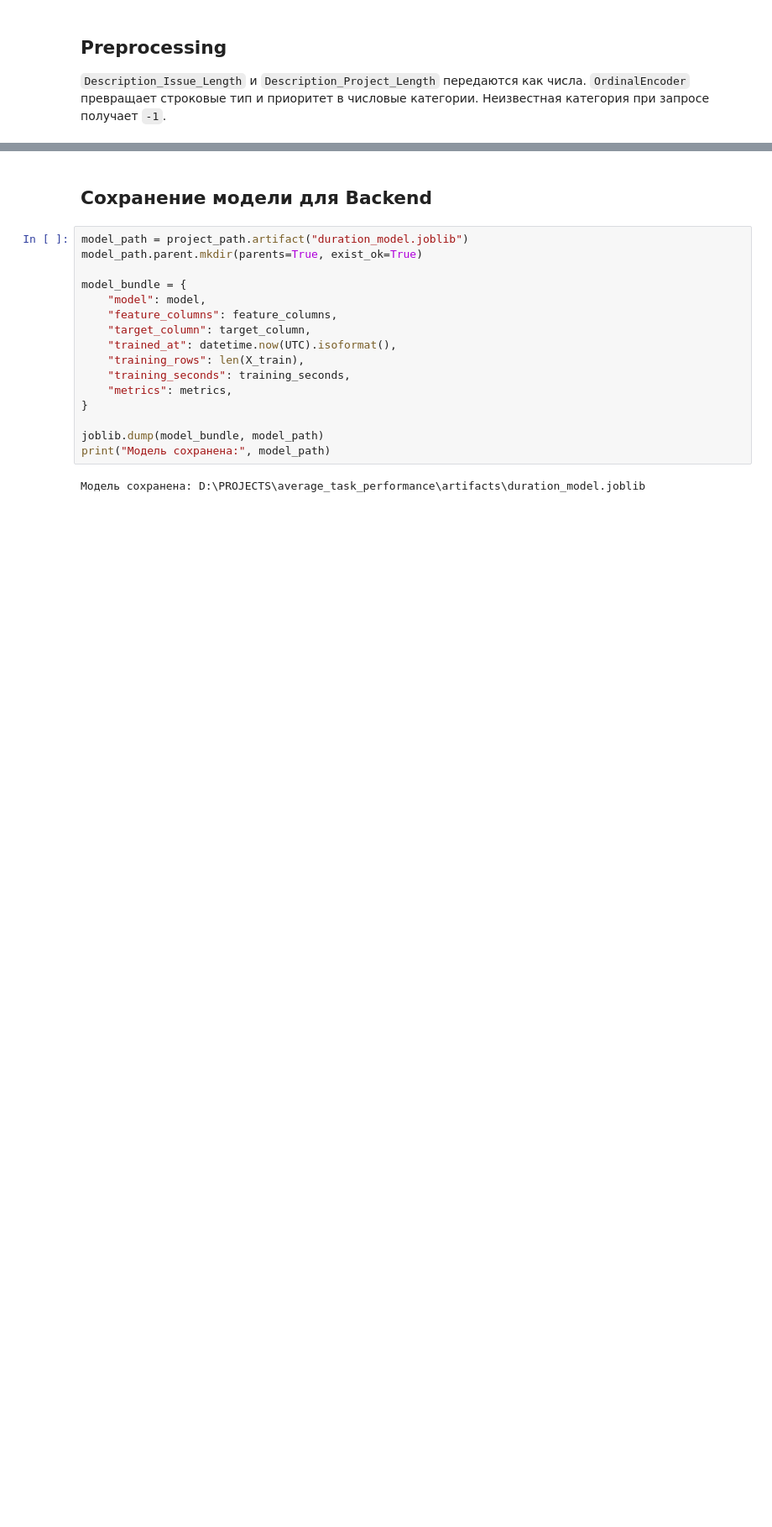
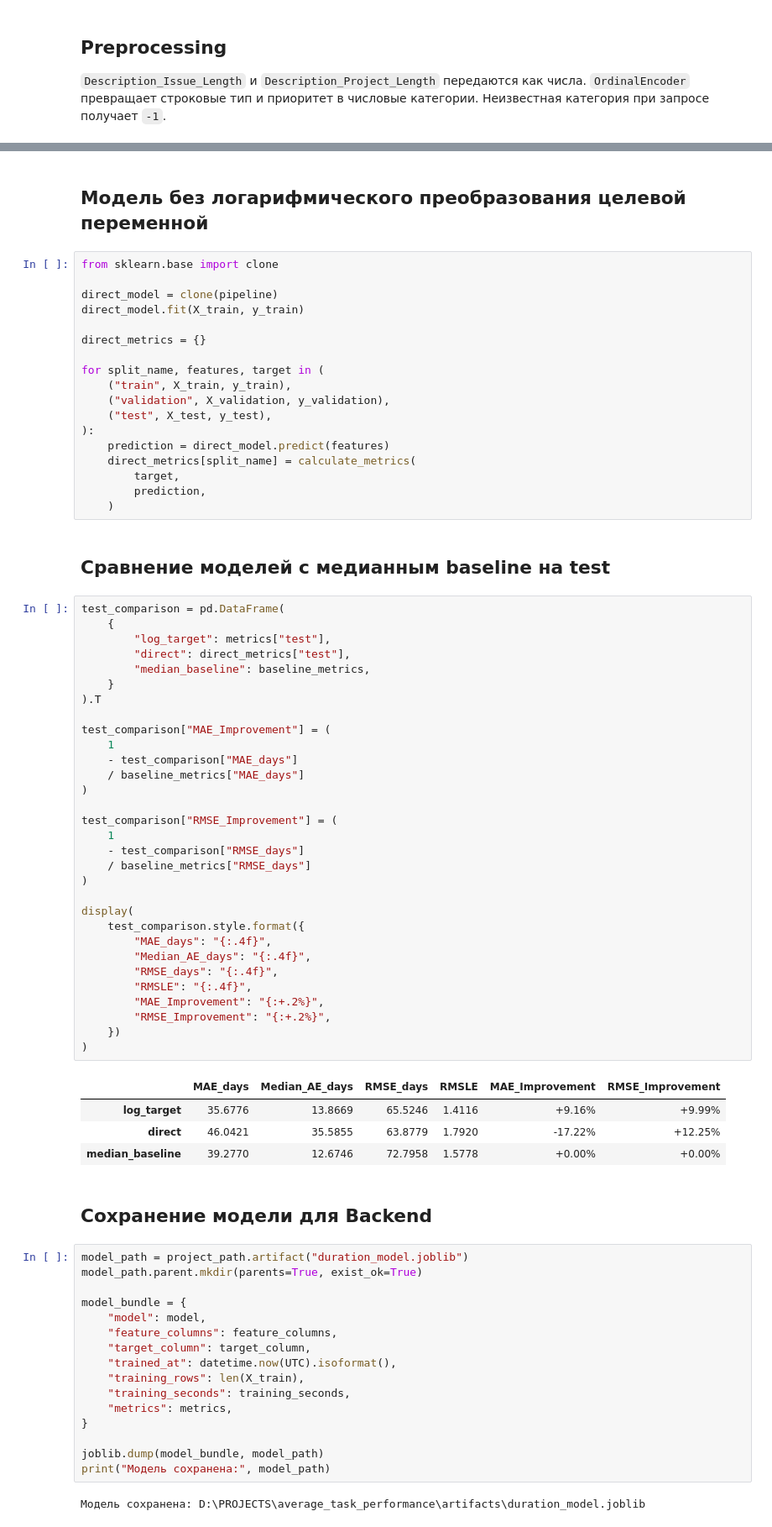
Before and after one commit to Fillin0is/average_task_performance, a Jupyter notebook: data_access/notebooks/03_general_baseline.ipynb, the cells around one changed output, grey strips where cells are left out. Shown at 84% size. Saved outputs shown, nothing was run; the diff lists cells and outputs as text; blank space fills up the shorter version.

```diff
--- a/data_access/notebooks/03_general_baseline.ipynb
+++ b/data_access/notebooks/03_general_baseline.ipynb
@@ -235,3 +252,61 @@ metrics_df
+# %% [markdown]
+## Модель без логарифмического преобразования целевой переменной
+# %%
+from sklearn.base import clone
+
+direct_model = clone(pipeline)
+direct_model.fit(X_train, y_train)
+
+direct_metrics = {}
+
+for split_name, features, target in (
+    ("train", X_train, y_train),
+    ("validation", X_validation, y_validation),
+    ("test", X_test, y_test),
+):
+    prediction = direct_model.predict(features)
+    direct_metrics[split_name] = calculate_metrics(
+        target,
+        prediction,
+    )
+# %% [markdown]
+## Сравнение моделей с медианным baseline на test
+# %%
+test_comparison = pd.DataFrame(
+    {
+        "log_target": metrics["test"],
+        "direct": direct_metrics["test"],
+        "median_baseline": baseline_metrics,
+    }
+).T
+
+test_comparison["MAE_Improvement"] = (
+    1
+    - test_comparison["MAE_days"]
+    / baseline_metrics["MAE_days"]
+)
+
+test_comparison["RMSE_Improvement"] = (
+    1
+    - test_comparison["RMSE_days"]
+    / baseline_metrics["RMSE_days"]
+)
+
+display(
+    test_comparison.style.format({
+        "MAE_days": "{:.4f}",
+        "Median_AE_days": "{:.4f}",
+        "RMSE_days": "{:.4f}",
+        "RMSLE": "{:.4f}",
+        "MAE_Improvement": "{:+.2%}",
+        "RMSE_Improvement": "{:+.2%}",
+    })
+)
+# %% [output]
+|  | MAE_days | Median_AE_days | RMSE_days | RMSLE | MAE_Improvement | RMSE_Improvement |
+| log_target | 35.6776 | 13.8669 | 65.5246 | 1.4116 | +9.16% | +9.99% |
+| direct | 46.0421 | 35.5855 | 63.8779 | 1.7920 | -17.22% | +12.25% |
+| median_baseline | 39.2770 | 12.6746 | 72.7958 | 1.5778 | +0.00% | +0.00% |
 # %% [markdown]
 ## Сохранение модели для Backend
 # %%
```
Also changed, not shown: parts of 11 cells of this notebook, 3 other files.
